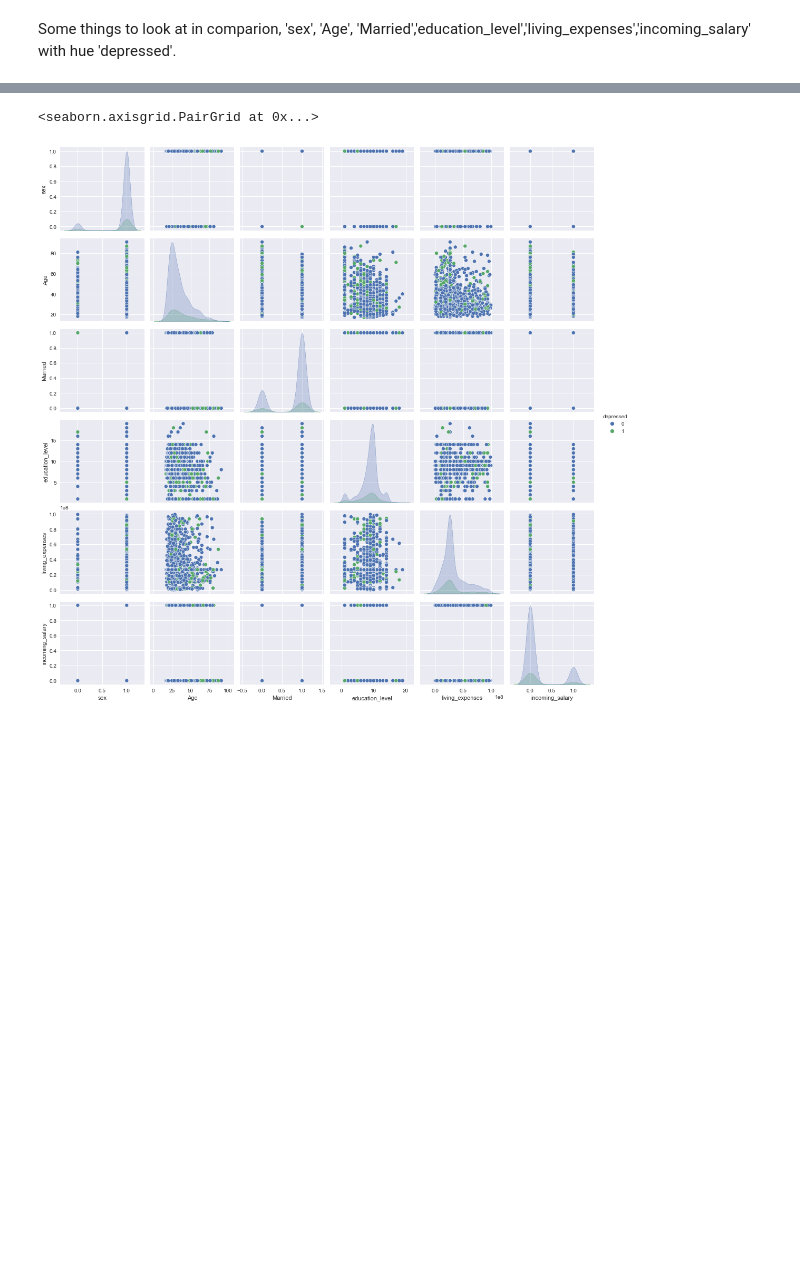
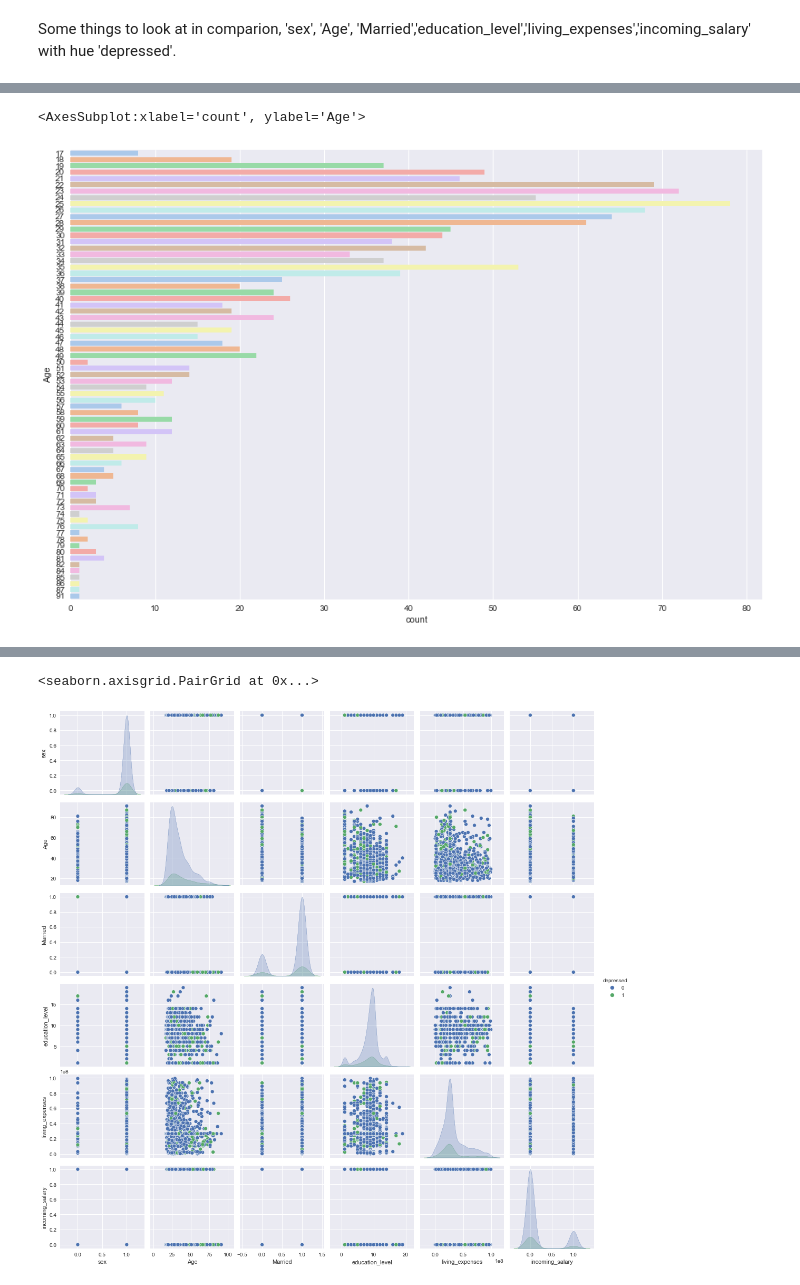
Before and after one commit to AviMegin/AI, a Jupyter notebook: Python/Depression.ipynb, the cells around one changed output, grey strips where cells are left out. Cells and saved outputs as stored; diff of their text form; code cells hidden in the pictures; blank space fills up the shorter version.

```diff
--- a/Python/Depression.ipynb
+++ b/Python/Depression.ipynb
@@ -84,0 +84,7 @@ more non-depressed people than depressed in the dataset, might be able to see wh
+# %%
+f, ax = plt.subplots(figsize=(15, 10))
+sns.countplot(y="Age", data=df,
+            palette="pastel")
+# %% [output]
+<AxesSubplot:xlabel='count', ylabel='Age'>
+[figure, added]
```
Also changed, not shown: parts of 25 cells of this notebook, 4 other files.
